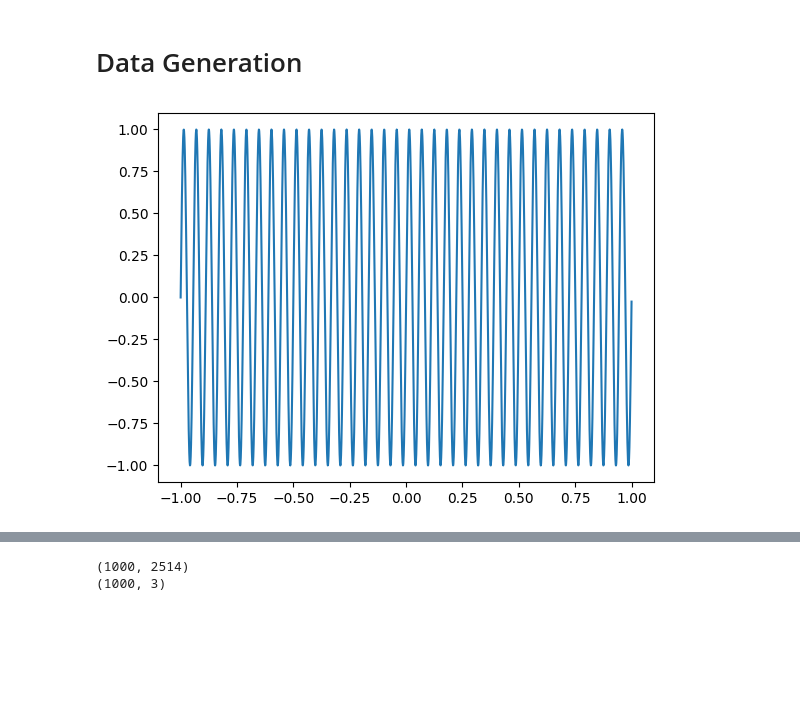
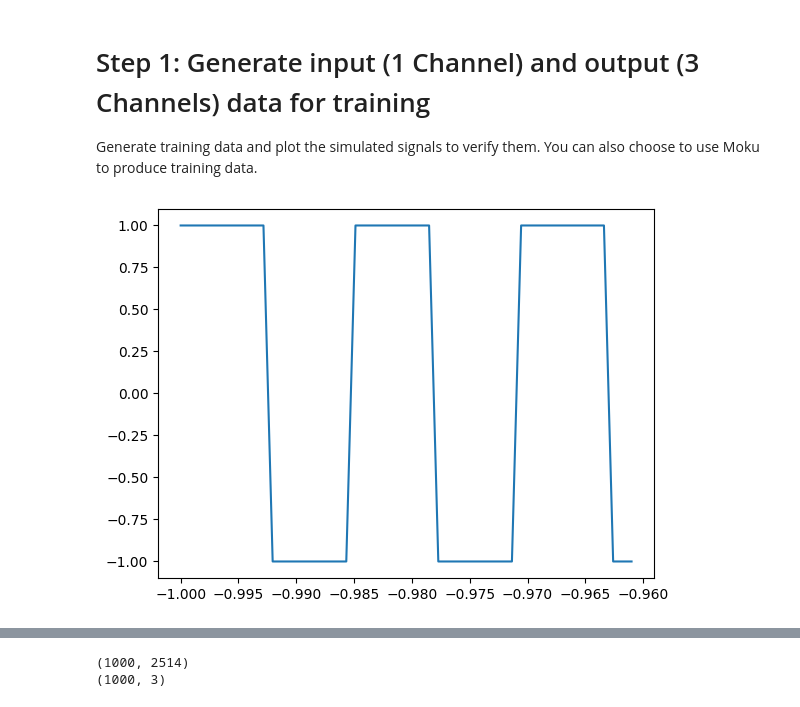
Before and after one commit to trickypr/moku-examples, a Jupyter notebook: neural-network/Signal_ID.ipynb, the cells around one changed output, grey strips where cells are left out. Drawn from its saved outputs; the diff is of its cells as text; code cells hidden in the pictures; blank space fills up the shorter version.

```diff
--- a/neural-network/Signal_ID.ipynb
+++ b/neural-network/Signal_ID.ipynb
@@ -8,36 +14,39 @@ from tqdm import tqdm
 
 from moku.nn import LinnModel, save_linn
 # %% [markdown]
-# Data Generation
+# Step 1: Generate input (1 Channel) and output (3 Channels) data for training
+
+Generate training data and plot the simulated signals to verify them. You can also choose to use Moku to produce training data.
 # %%
 X = np.arange(0, np.pi*8, 0.01)
 X_norm = np.linspace(-1, 1, len(X))
 
+### gen_function will randomly pick one of three shapes within a bounded frequency range ###
+
 def gen_function(input_array):
     func_type = random.randint(1,3)
-    num_cycles = random.randint(1,20)
+    num_cycles = random.randrange(30,40)
 
     if func_type == 1:
         ### generate sine wave ###
         output_array = np.sin(num_cycles*input_array)
-        answer = np.array((1,-1,-1))
+        answer = np.array((1,0,0))
 
     elif func_type == 2:
         ### generate square wave
         output_array = signal.square(num_cycles*input_array)
-        answer = np.array((-1,1,-1))
+        answer = np.array((0,1,0))
 
     else:
         ### generate sawtooth wave
         output_array = signal.sawtooth(num_cycles*input_array)
-        answer = np.array((-1,-1,1))
-
+        answer = np.array((0,0,1))
 
     return output_array, answer
 
-
+### Plot for verification ###
 Y_norm, Y_answer = gen_function(X)
-plt.plot(X_norm, Y_norm)
+plt.plot(X_norm[0:50], Y_norm[0:50])
 plt.show()
 # %% [output]
-[figure, old version]
+[figure, new version]
```
Also changed, not shown: parts of 13 cells of this notebook.
